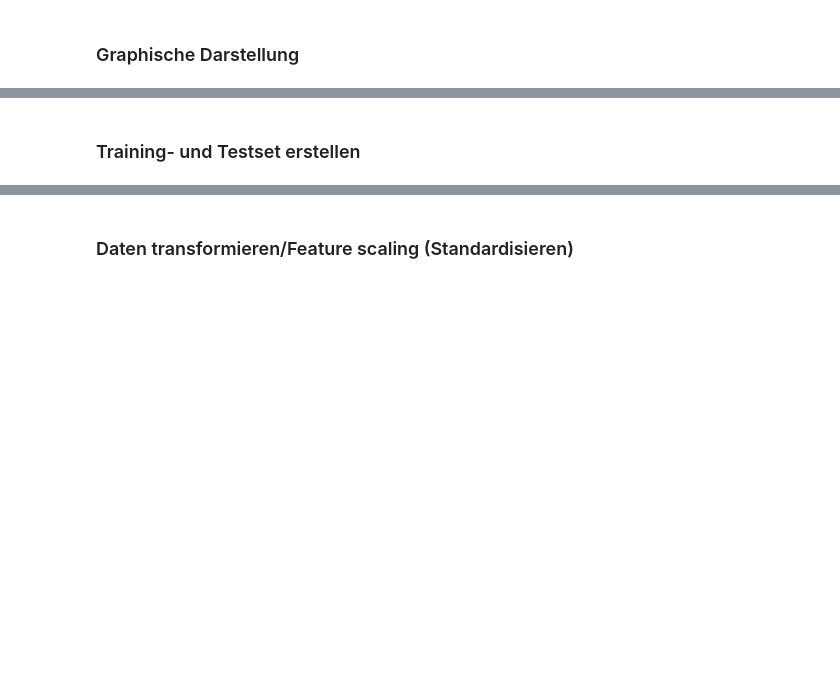
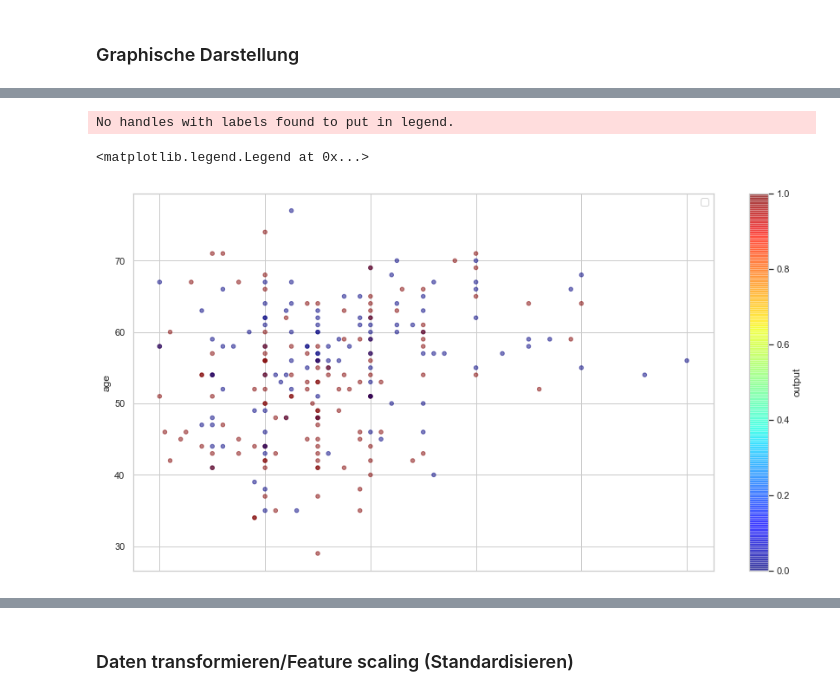
Before and after one commit to DeamonAmelie/heart, a Jupyter notebook: playwithdata.ipynb, the cells around one changed output, grey strips where cells are left out. Cells and saved outputs as stored; diff of their text form; code cells hidden in the pictures; blank space fills up the shorter version.

```diff
--- a/playwithdata.ipynb
+++ b/playwithdata.ipynb
@@ -255,2 +277,0 @@ ax = sns.boxplot(x='output',y='age', data=df, orient="v") #Wenn nur für eine Va
-# %% [markdown]
-### Training- und Testset erstellen
@@ -259,0 +278,10 @@ heart_train, heart_test = train_test_split(df, test_size = 0.2, random_state = 4
+# %%
+# Zusammenhang zwischen Alter, Cholesterinspiegel, Blutdruck und der Outcomevariable
+heart_train.plot(kind = "scatter", x = "trtbps", y = "age", alpha = 0.5,
+                      figsize=(15,8),
+                      c = "output",cmap = plt.get_cmap("jet"),colorbar=True) # c  = Punkte unterschiedlich gefärbt
+plt.legend()
+# %% [output]
+No handles with labels found to put in legend.
+<matplotlib.legend.Legend at 0x...>
+[figure, added]
```
Also changed, not shown: parts of 86 cells of this notebook.
